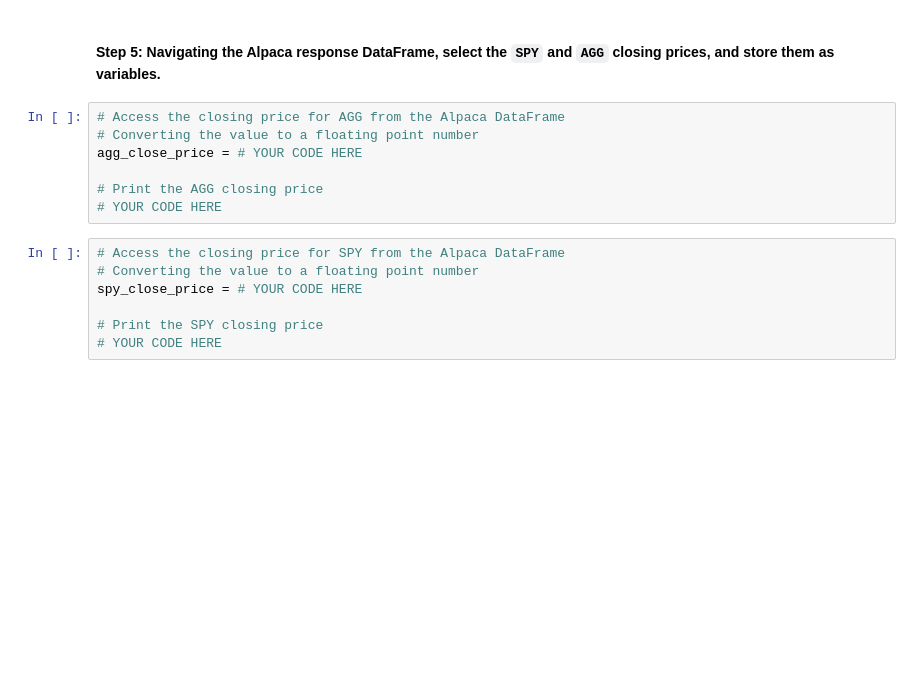
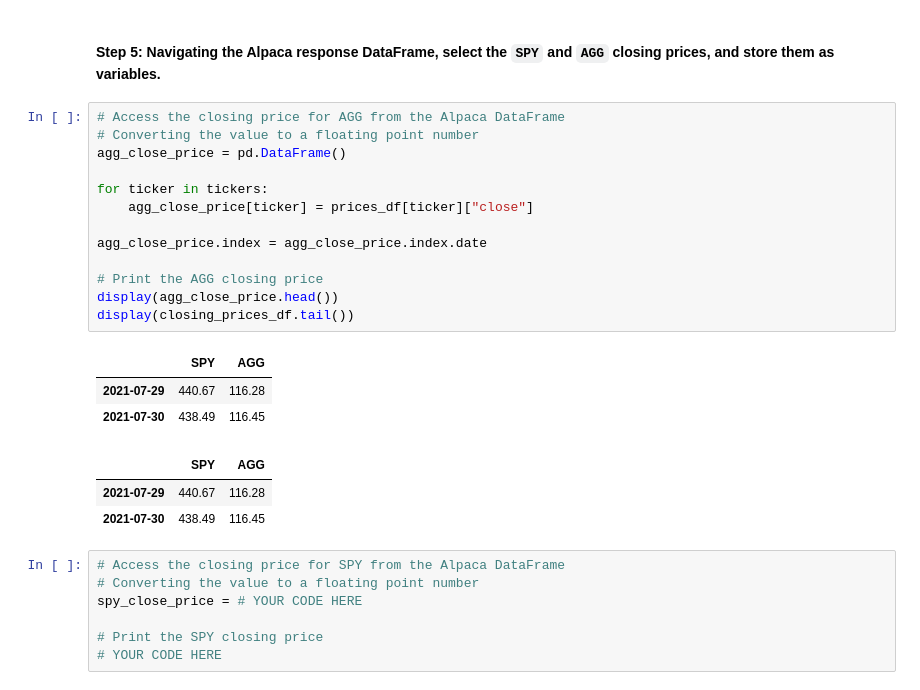
Before and after one commit to JuliaGuanzon/financial_planning, a Jupyter notebook: financial_planning_tools.ipynb, the cells around one changed output. Cells and saved outputs as stored; diff of their text form; blank space fills up the shorter version.

Commit message:
Added new file as original file had the wrong historical data period

```diff
--- a/financial_planning_tools.ipynb
+++ b/financial_planning_tools.ipynb
@@ -225,10 +252,23 @@ agg_shares = 200
 # %%
 # Access the closing price for AGG from the Alpaca DataFrame
 # Converting the value to a floating point number
-agg_close_price = # YOUR CODE HERE
+agg_close_price = pd.DataFrame()
+
+for ticker in tickers:
+    agg_close_price[ticker] = prices_df[ticker]["close"]
+
+agg_close_price.index = agg_close_price.index.date
 
 # Print the AGG closing price
-# YOUR CODE HERE
+display(agg_close_price.head())
+display(closing_prices_df.tail())
+# %% [output]
+|  | SPY | AGG |
+| 2021-07-29 | 440.67 | 116.28 |
+| 2021-07-30 | 438.49 | 116.45 |
+|  | SPY | AGG |
+| 2021-07-29 | 440.67 | 116.28 |
+| 2021-07-30 | 438.49 | 116.45 |
 # %%
 # Access the closing price for SPY from the Alpaca DataFrame
 # Converting the value to a floating point number
```
Also changed, not shown: parts of 30 cells of this notebook, 5 other files.
